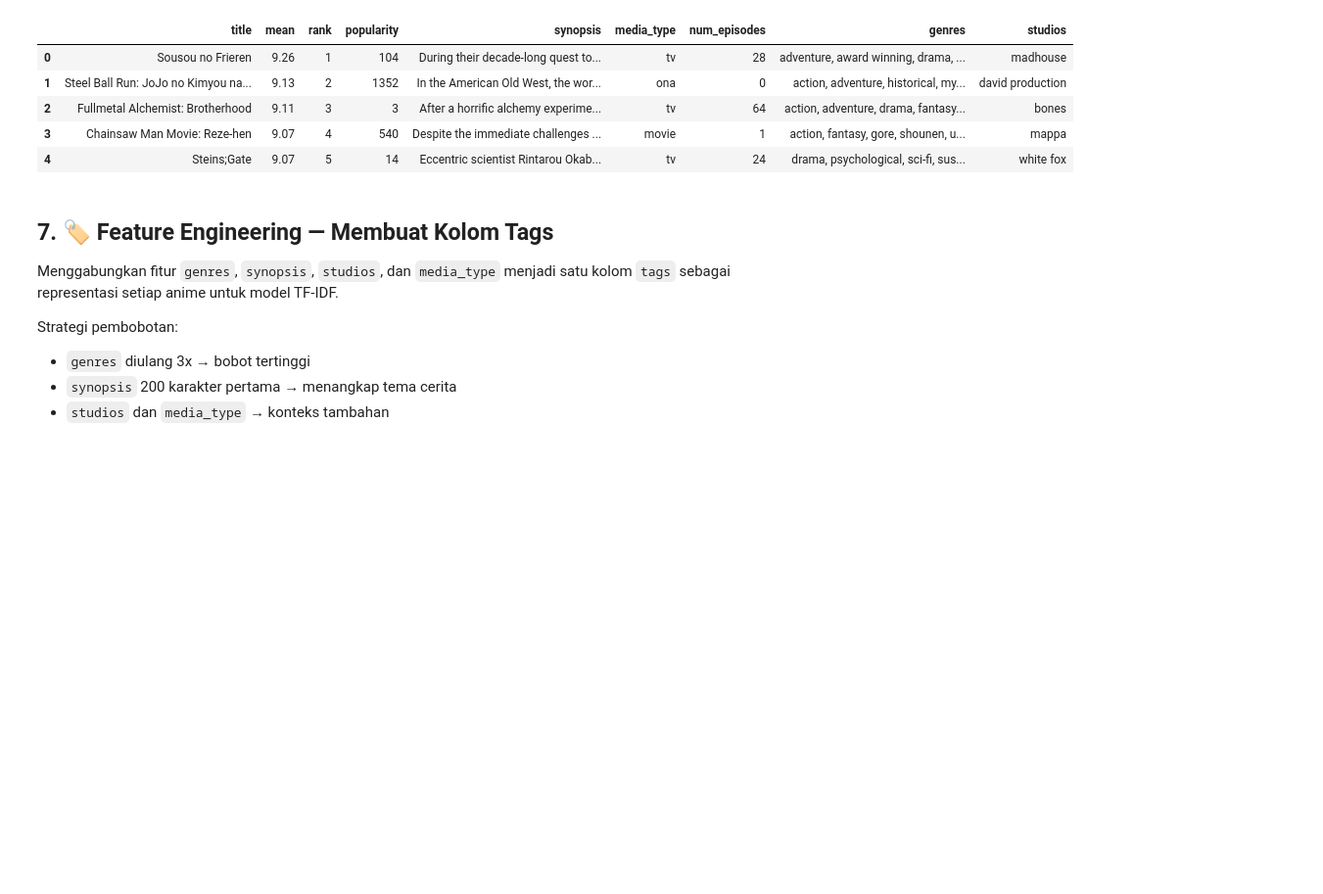
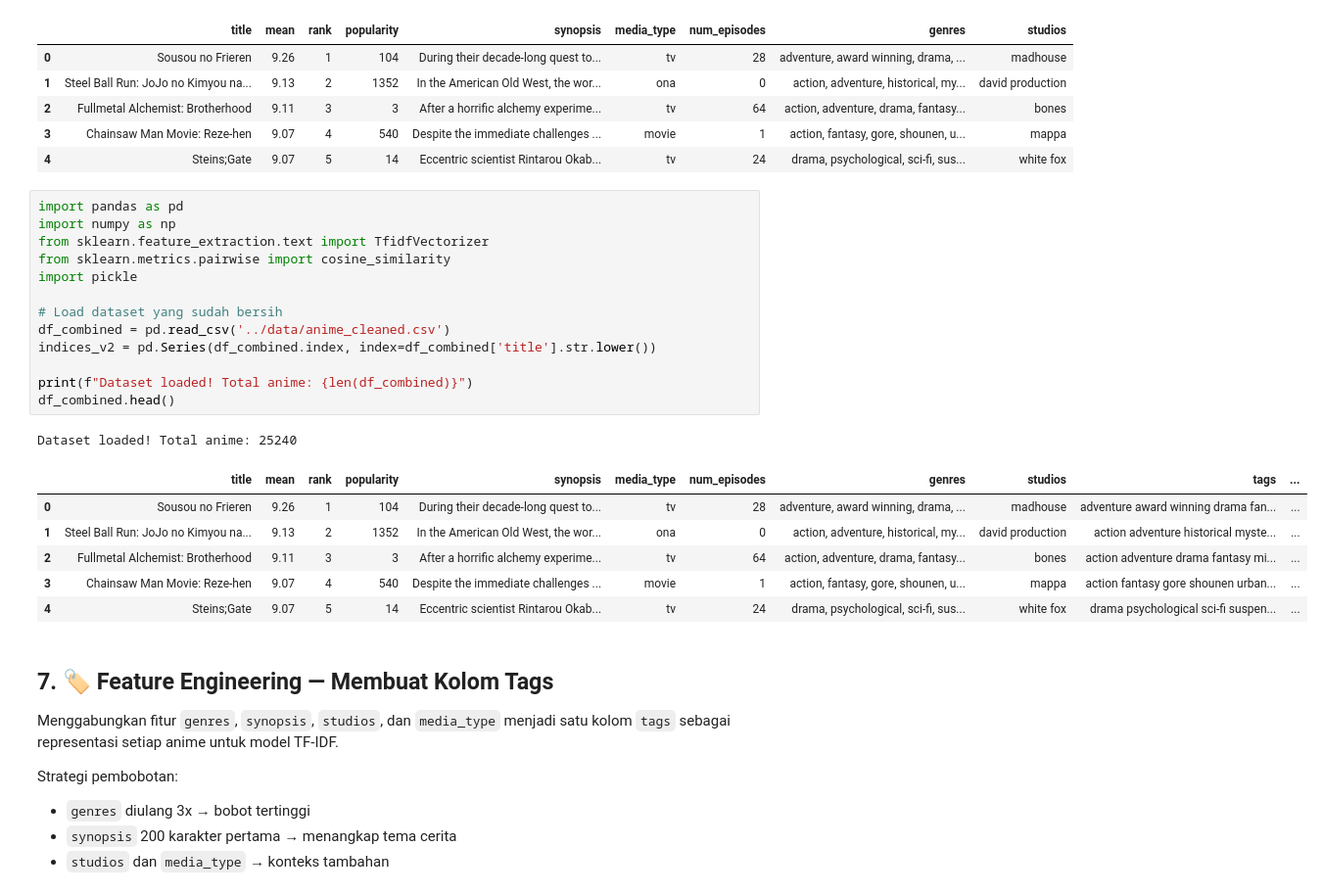
Before and after one commit to vezanhd/next-anime, a Jupyter notebook: notebooks/eda_preprocessing.ipynb, the cells around one changed output. Shown at 98% size. Saved outputs shown, nothing was run; the diff lists cells and outputs as text; blank space fills up the shorter version.

```diff
--- a/notebooks/eda_preprocessing.ipynb
+++ b/notebooks/eda_preprocessing.ipynb
@@ -233,6 +233,27 @@ Sample data:
 | 2 | Fullmetal Alchemist: Brotherhood | 9.11 | 3 | 3 | After a horrific alchemy experime... | tv | 64 | action, adventure, drama, fantasy... | bones |
 | 3 | Chainsaw Man Movie: Reze-hen | 9.07 | 4 | 540 | Despite the immediate challenges ... | movie | 1 | action, fantasy, gore, shounen, u... | mappa |
 | 4 | Steins;Gate | 9.07 | 5 | 14 | Eccentric scientist Rintarou Okab... | tv | 24 | drama, psychological, sci-fi, sus... | white fox |
+# %%
+import pandas as pd
+import numpy as np
+from sklearn.feature_extraction.text import TfidfVectorizer
+from sklearn.metrics.pairwise import cosine_similarity
+import pickle
+
+# Load dataset yang sudah bersih
+df_combined = pd.read_csv('../data/anime_cleaned.csv')
+indices_v2 = pd.Series(df_combined.index, index=df_combined['title'].str.lower())
+
+print(f"Dataset loaded! Total anime: {len(df_combined)}")
+df_combined.head()
+# %% [output]
+Dataset loaded! Total anime: 25240
+|  | title | mean | rank | popularity | synopsis | media_type | num_episodes | genres | studios | tags | ... |
+| 0 | Sousou no Frieren | 9.26 | 1 | 104 | During their decade-long quest to... | tv | 28 | adventure, award winning, drama, ... | madhouse | adventure award winning drama fan... | ... |
+| 1 | Steel Ball Run: JoJo no Kimyou na... | 9.13 | 2 | 1352 | In the American Old West, the wor... | ona | 0 | action, adventure, historical, my... | david production | action adventure historical myste... | ... |
+| 2 | Fullmetal Alchemist: Brotherhood | 9.11 | 3 | 3 | After a horrific alchemy experime... | tv | 64 | action, adventure, drama, fantasy... | bones | action adventure drama fantasy mi... | ... |
+| 3 | Chainsaw Man Movie: Reze-hen | 9.07 | 4 | 540 | Despite the immediate challenges ... | movie | 1 | action, fantasy, gore, shounen, u... | mappa | action fantasy gore shounen urban... | ... |
+| 4 | Steins;Gate | 9.07 | 5 | 14 | Eccentric scientist Rintarou Okab... | tv | 24 | drama, psychological, sci-fi, sus... | white fox | drama psychological sci-fi suspen... | ... |
 # %% [markdown]
 ## 7. 🏷️ Feature Engineering — Membuat Kolom Tags
 Menggabungkan fitur `genres`, `synopsis`, `studios`, dan `media_type` menjadi satu kolom `tags` sebagai representasi setiap anime untuk model TF-IDF.
```
Also changed, not shown: parts of 9 cells of this notebook, 5 other files.
